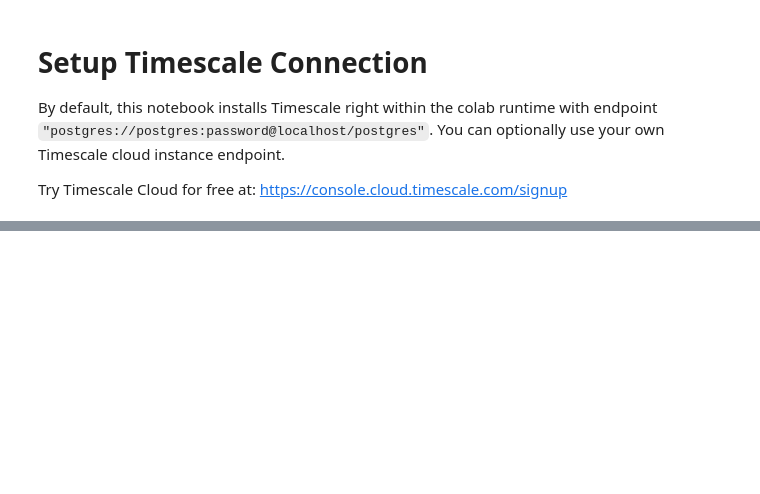
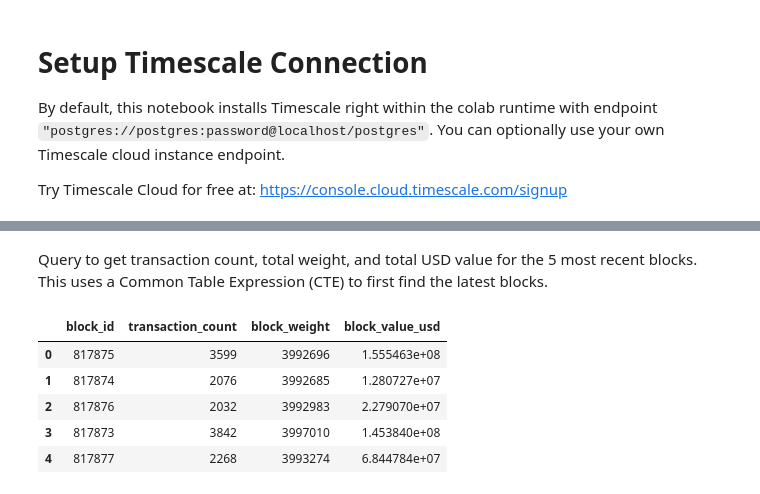
Before and after one commit to antonum/Timescale-Workshops, a Jupyter notebook: Tutorials/query-bitcoin-data.ipynb, the cells around one changed output, grey strips where cells are left out. Drawn from its saved outputs; the diff is of its cells as text; code cells hidden in the pictures; blank space fills up the shorter version.

```diff
--- a/Tutorials/query-bitcoin-data.ipynb
+++ b/Tutorials/query-bitcoin-data.ipynb
@@ -386,0 +275,29 @@ TimescaleDB makes these types of analyses efficient and straightforward, even wi
+# %% [markdown]
+Query to get transaction count, total weight, and total USD value for the 5 most recent blocks.
+This uses a Common Table Expression (CTE) to first find the latest blocks.
+# %%
+query = """
+WITH recent_blocks AS (
+    SELECT block_id
+    FROM transactions
+    WHERE is_coinbase IS TRUE
+    ORDER BY time DESC
+    LIMIT 5
+)
+SELECT
+    t.block_id,
+    count(*) AS transaction_count,
+    SUM(weight) AS block_weight,
+    SUM(output_total_usd) AS block_value_usd
+FROM transactions t
+INNER JOIN recent_blocks b ON b.block_id = t.block_id
+GROUP BY t.block_id;
+"""
+execute_sql(query)
+# %% [output]
+|  | block_id | transaction_count | block_weight | block_value_usd |
+| 0 | 817875 | 3599 | 3992696 | 1.555463e+08 |
+| 1 | 817874 | 2076 | 3992685 | 1.280727e+07 |
+| 2 | 817876 | 2032 | 3992983 | 2.279070e+07 |
+| 3 | 817873 | 3842 | 3997010 | 1.453840e+08 |
+| 4 | 817877 | 2268 | 3993274 | 6.844784e+07 |
```
Also changed, not shown: parts of 64 cells of this notebook.
